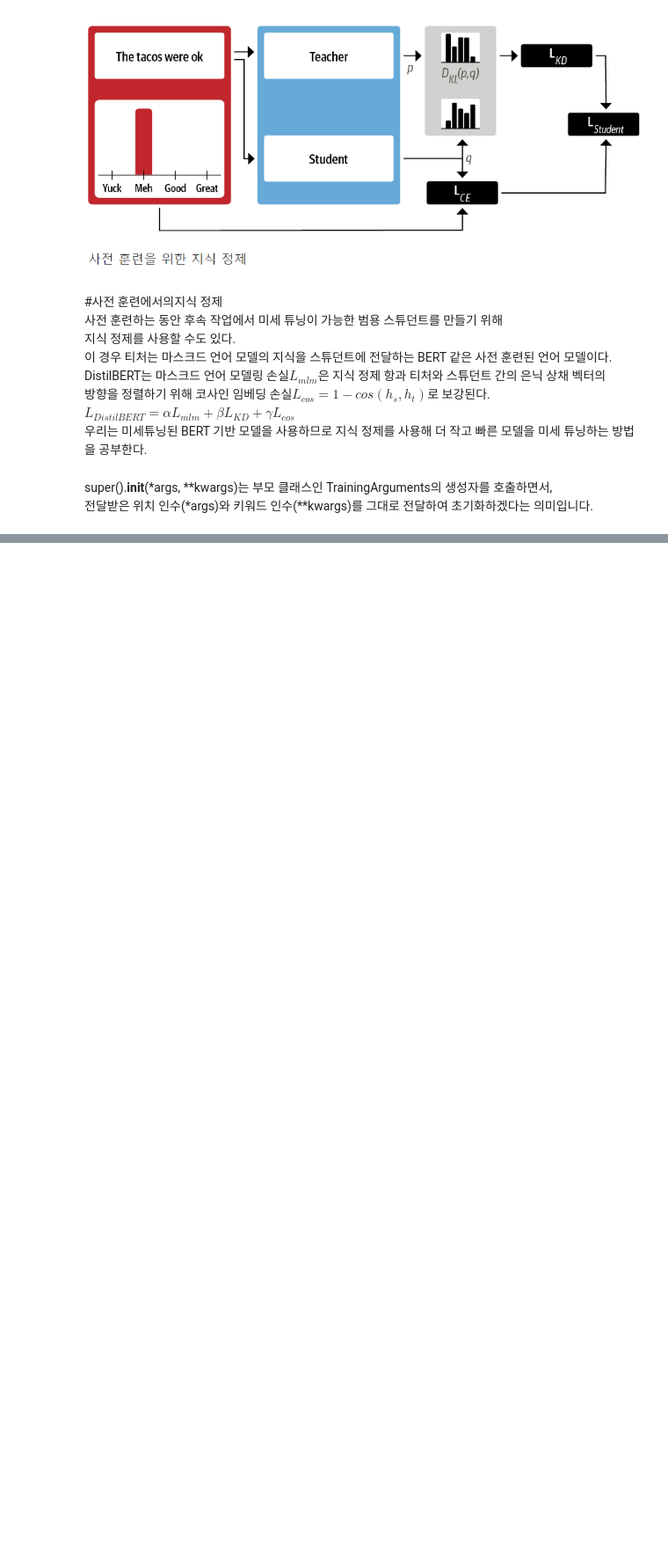
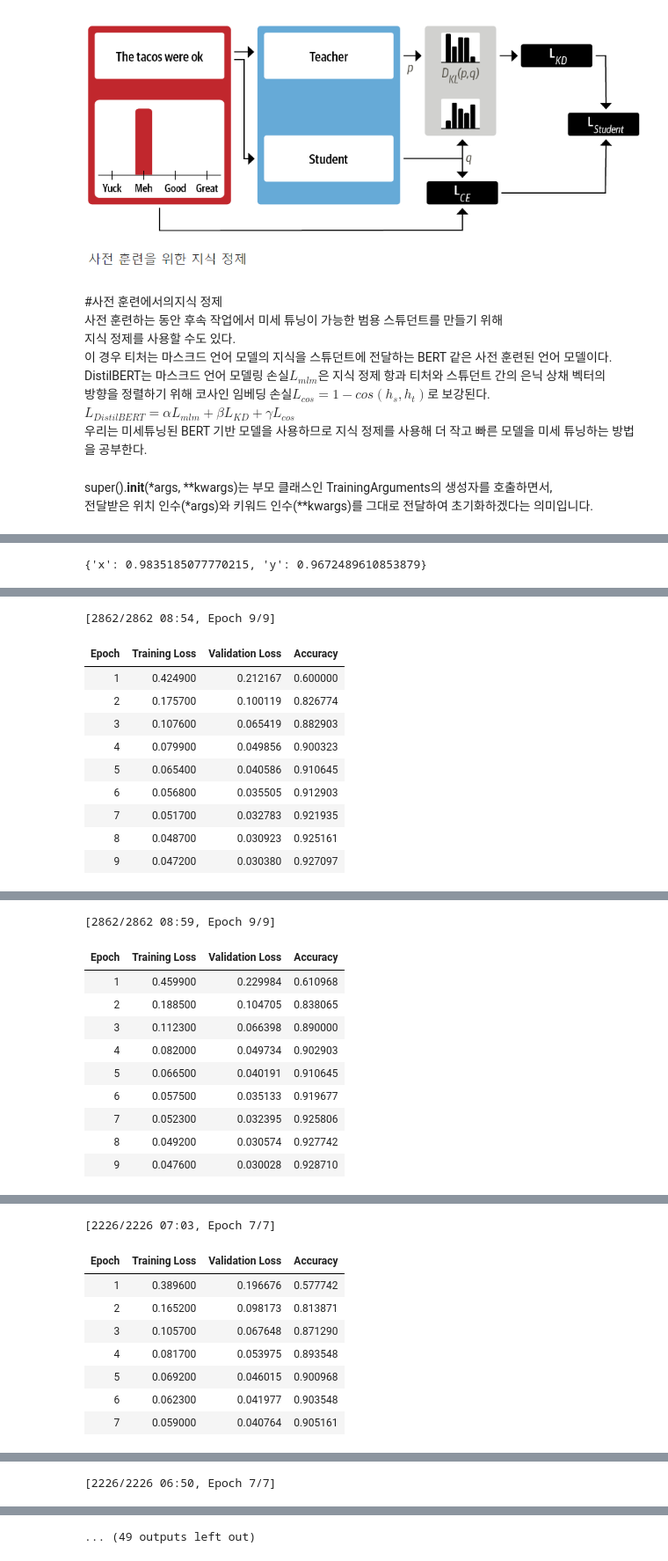
Before and after one commit to KwanWooPark97/transformer_study, a Jupyter notebook: chapter8_efficient/Untitled0.ipynb, the cells around one changed output, grey strips where cells are left out. Shown at 88% size. Cells and saved outputs as stored; diff of their text form; code cells hidden in the pictures; blank space fills up the shorter version.

```diff
--- a/chapter8_efficient/Untitled0.ipynb
+++ b/chapter8_efficient/Untitled0.ipynb
@@ -337,0 +429,9 @@ class DistillationTrainer(Trainer):
+# %%
+import torch
+from transformers import AutoModelForSequenceClassification
+
+device = torch.device("cuda" if torch.cuda.is_available() else "cpu")
+
+def student_init():
+    return (AutoModelForSequenceClassification
+            .from_pretrained(student_ckpt, config=student_config).to(device))
@@ -337,0 +560,4 @@ class DistillationTrainer(Trainer):
+# %%
+study.best_params
+# %% [output]
+{'x': 0.9835185077770215, 'y': 0.9672489610853879}
@@ -337,0 +569,4 @@ class DistillationTrainer(Trainer):
+# %%
+best_run = distilbert_trainer.hyperparameter_search(
+    n_trials=20, direction="maximize", hp_space=hp_space)
+# %% [output]
@@ -337,0 +574,11 @@ class DistillationTrainer(Trainer):
+[2862/2862 08:54, Epoch 9/9]
+| Epoch | Training Loss | Validation Loss | Accuracy |
+| 1 | 0.424900 | 0.212167 | 0.600000 |
+| 2 | 0.175700 | 0.100119 | 0.826774 |
+| 3 | 0.107600 | 0.065419 | 0.882903 |
+| 4 | 0.079900 | 0.049856 | 0.900323 |
+| 5 | 0.065400 | 0.040586 | 0.910645 |
+| 6 | 0.056800 | 0.035505 | 0.912903 |
+| 7 | 0.051700 | 0.032783 | 0.921935 |
+| 8 | 0.048700 | 0.030923 | 0.925161 |
+| 9 | 0.047200 | 0.030380 | 0.927097 |
@@ -337,0 +586,11 @@ class DistillationTrainer(Trainer):
+[2862/2862 08:59, Epoch 9/9]
+| Epoch | Training Loss | Validation Loss | Accuracy |
+| 1 | 0.459900 | 0.229984 | 0.610968 |
+| 2 | 0.188500 | 0.104705 | 0.838065 |
+| 3 | 0.112300 | 0.066398 | 0.890000 |
+| 4 | 0.082000 | 0.049734 | 0.902903 |
+| 5 | 0.066500 | 0.040191 | 0.910645 |
+| 6 | 0.057500 | 0.035133 | 0.919677 |
+| 7 | 0.052300 | 0.032395 | 0.925806 |
+| 8 | 0.049200 | 0.030574 | 0.927742 |
+| 9 | 0.047600 | 0.030028 | 0.928710 |
@@ -337,0 +598,9 @@ class DistillationTrainer(Trainer):
+[2226/2226 07:03, Epoch 7/7]
+| Epoch | Training Loss | Validation Loss | Accuracy |
+| 1 | 0.389600 | 0.196676 | 0.577742 |
+| 2 | 0.165200 | 0.098173 | 0.813871 |
+| 3 | 0.105700 | 0.067648 | 0.871290 |
+| 4 | 0.081700 | 0.053975 | 0.893548 |
+| 5 | 0.069200 | 0.046015 | 0.900968 |
+| 6 | 0.062300 | 0.041977 | 0.903548 |
+| 7 | 0.059000 | 0.040764 | 0.905161 |
@@ -337,0 +608 @@ class DistillationTrainer(Trainer):
+[2226/2226 06:50, Epoch 7/7]
@@ -337,0 +617 @@ class DistillationTrainer(Trainer):
+... (49 outputs left out)
```
Also changed, not shown: parts of 81 cells of this notebook.
